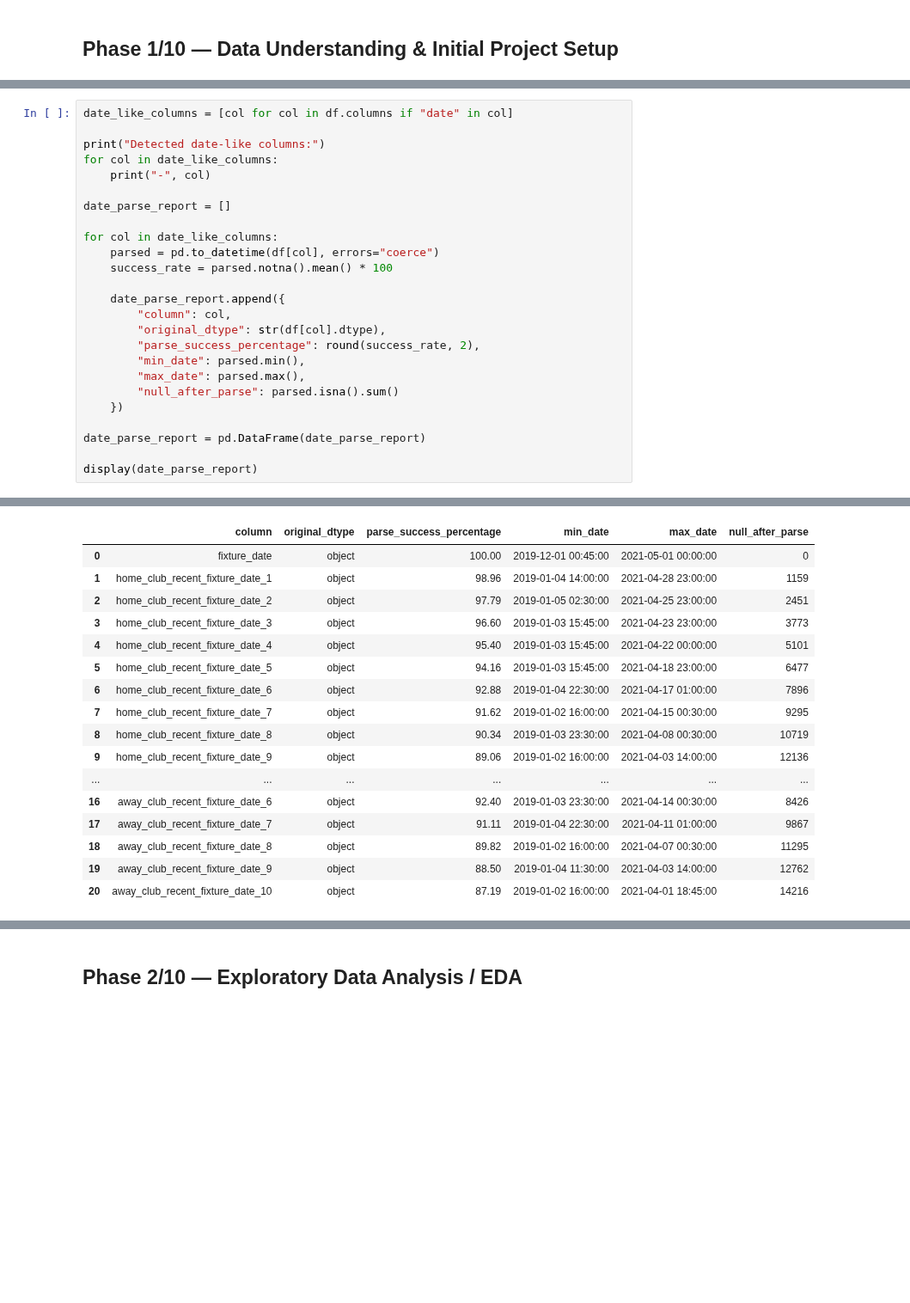
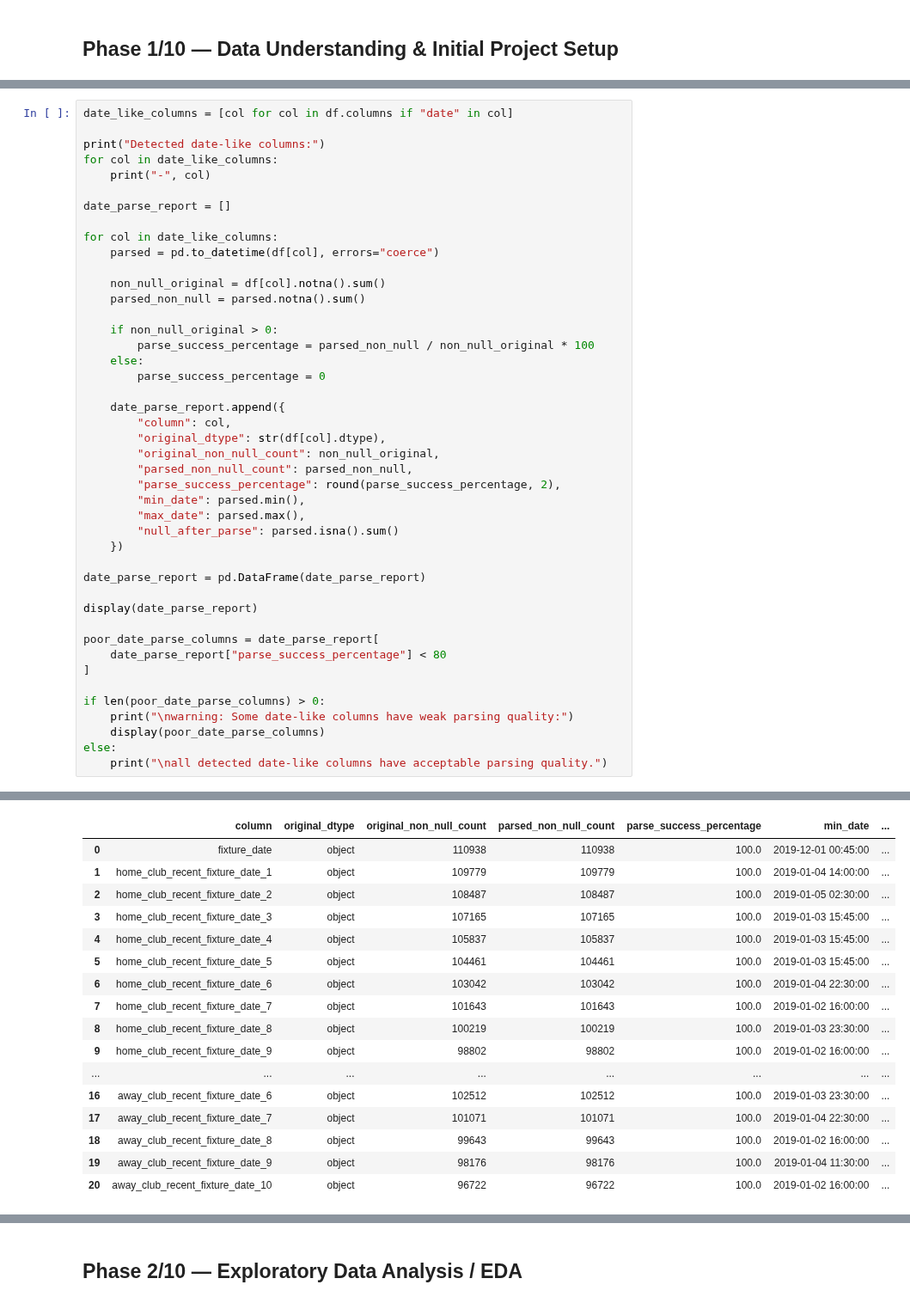
Before and after one commit to Aihan-2005/AiWithPython, a Jupyter notebook: Football_Match_Prediction/main.ipynb, the cells around one changed output, grey strips where cells are left out. Shown at 86% size. Saved outputs shown, nothing was run; the diff lists cells and outputs as text; blank space fills up the shorter version.

```diff
--- a/Football_Match_Prediction/main.ipynb
+++ b/Football_Match_Prediction/main.ipynb
@@ -283,52 +363,71 @@ date_parse_report = []
 
 for col in date_like_columns:
     parsed = pd.to_datetime(df[col], errors="coerce")
-    success_rate = parsed.notna().mean() * 100
+
+    non_null_original = df[col].notna().sum()
+    parsed_non_null = parsed.notna().sum()
+
+    if non_null_original > 0:
+        parse_success_percentage = parsed_non_null / non_null_original * 100
+    else:
+        parse_success_percentage = 0
 
     date_parse_report.append({
         "column": col,
         "original_dtype": str(df[col].dtype),
-        "parse_success_percentage": round(success_rate, 2),
+        "original_non_null_count": non_null_original,
+        "parsed_non_null_count": parsed_non_null,
+        "parse_success_percentage": round(parse_success_percentage, 2),
         "min_date": parsed.min(),
         "max_date": parsed.max(),
         "null_after_parse": parsed.isna().sum()
     })
 
 date_parse_report = pd.DataFrame(date_parse_report)
 
 display(date_parse_report)
+
+poor_date_parse_columns = date_parse_report[
+    date_parse_report["parse_success_percentage"] < 80
+]
+
+if len(poor_date_parse_columns) > 0:
+    print("\nwarning: Some date-like columns have weak parsing quality:")
+    display(poor_date_parse_columns)
+else:
+    print("\nall detected date-like columns have acceptable parsing quality.")
 # %% [output]
 Detected date-like columns:
 - fixture_date
 - home_club_recent_fixture_date_1
 - home_club_recent_fixture_date_2
 - home_club_recent_fixture_date_3
 - home_club_recent_fixture_date_4
 - home_club_recent_fixture_date_5
 - home_club_recent_fixture_date_6
 - home_club_recent_fixture_date_7
 - home_club_recent_fixture_date_8
 - home_club_recent_fixture_date_9
 - home_club_recent_fixture_date_10
 ... (6 lines left out)
 - away_club_recent_fixture_date_7
 - away_club_recent_fixture_date_8
 - away_club_recent_fixture_date_9
 - away_club_recent_fixture_date_10
-|  | column | original_dtype | parse_success_percentage | min_date | max_date | null_after_parse |
-| 0 | fixture_date | object | 100.00 | 2019-12-01 00:45:00 | 2021-05-01 00:00:00 | 0 |
-| 1 | home_club_recent_fixture_date_1 | object | 98.96 | 2019-01-04 14:00:00 | 2021-04-28 23:00:00 | 1159 |
-| 2 | home_club_recent_fixture_date_2 | object | 97.79 | 2019-01-05 02:30:00 | 2021-04-25 23:00:00 | 2451 |
-| 3 | home_club_recent_fixture_date_3 | object | 96.60 | 2019-01-03 15:45:00 | 2021-04-23 23:00:00 | 3773 |
-| 4 | home_club_recent_fixture_date_4 | object | 95.40 | 2019-01-03 15:45:00 | 2021-04-22 00:00:00 | 5101 |
-| 5 | home_club_recent_fixture_date_5 | object | 94.16 | 2019-01-03 15:45:00 | 2021-04-18 23:00:00 | 6477 |
-| 6 | home_club_recent_fixture_date_6 | object | 92.88 | 2019-01-04 22:30:00 | 2021-04-17 01:00:00 | 7896 |
-| 7 | home_club_recent_fixture_date_7 | object | 91.62 | 2019-01-02 16:00:00 | 2021-04-15 00:30:00 | 9295 |
-| 8 | home_club_recent_fixture_date_8 | object | 90.34 | 2019-01-03 23:30:00 | 2021-04-08 00:30:00 | 10719 |
-| 9 | home_club_recent_fixture_date_9 | object | 89.06 | 2019-01-02 16:00:00 | 2021-04-03 14:00:00 | 12136 |
-| ... | ... | ... | ... | ... | ... | ... |
-| 16 | away_club_recent_fixture_date_6 | object | 92.40 | 2019-01-03 23:30:00 | 2021-04-14 00:30:00 | 8426 |
-| 17 | away_club_recent_fixture_date_7 | object | 91.11 | 2019-01-04 22:30:00 | 2021-04-11 01:00:00 | 9867 |
-| 18 | away_club_recent_fixture_date_8 | object | 89.82 | 2019-01-02 16:00:00 | 2021-04-07 00:30:00 | 11295 |
-| 19 | away_club_recent_fixture_date_9 | object | 88.50 | 2019-01-04 11:30:00 | 2021-04-03 14:00:00 | 12762 |
-| 20 | away_club_recent_fixture_date_10 | object | 87.19 | 2019-01-02 16:00:00 | 2021-04-01 18:45:00 | 14216 |
+|  | column | original_dtype | original_non_null_count | parsed_non_null_count | parse_success_percentage | min_date | ... |
+| 0 | fixture_date | object | 110938 | 110938 | 100.0 | 2019-12-01 00:45:00 | ... |
+| 1 | home_club_recent_fixture_date_1 | object | 109779 | 109779 | 100.0 | 2019-01-04 14:00:00 | ... |
+| 2 | home_club_recent_fixture_date_2 | object | 108487 | 108487 | 100.0 | 2019-01-05 02:30:00 | ... |
+| 3 | home_club_recent_fixture_date_3 | object | 107165 | 107165 | 100.0 | 2019-01-03 15:45:00 | ... |
+| 4 | home_club_recent_fixture_date_4 | object | 105837 | 105837 | 100.0 | 2019-01-03 15:45:00 | ... |
+| 5 | home_club_recent_fixture_date_5 | object | 104461 | 104461 | 100.0 | 2019-01-03 15:45:00 | ... |
+| 6 | home_club_recent_fixture_date_6 | object | 103042 | 103042 | 100.0 | 2019-01-04 22:30:00 | ... |
+| 7 | home_club_recent_fixture_date_7 | object | 101643 | 101643 | 100.0 | 2019-01-02 16:00:00 | ... |
+| 8 | home_club_recent_fixture_date_8 | object | 100219 | 100219 | 100.0 | 2019-01-03 23:30:00 | ... |
+| 9 | home_club_recent_fixture_date_9 | object | 98802 | 98802 | 100.0 | 2019-01-02 16:00:00 | ... |
+| ... | ... | ... | ... | ... | ... | ... | ... |
+| 16 | away_club_recent_fixture_date_6 | object | 102512 | 102512 | 100.0 | 2019-01-03 23:30:00 | ... |
+| 17 | away_club_recent_fixture_date_7 | object | 101071 | 101071 | 100.0 | 2019-01-04 22:30:00 | ... |
+| 18 | away_club_recent_fixture_date_8 | object | 99643 | 99643 | 100.0 | 2019-01-02 16:00:00 | ... |
+| 19 | away_club_recent_fixture_date_9 | object | 98176 | 98176 | 100.0 | 2019-01-04 11:30:00 | ... |
+| 20 | away_club_recent_fixture_date_10 | object | 96722 | 96722 | 100.0 | 2019-01-02 16:00:00 | ... |
```
Also changed, not shown: parts of 35 cells of this notebook, 17 other files.
